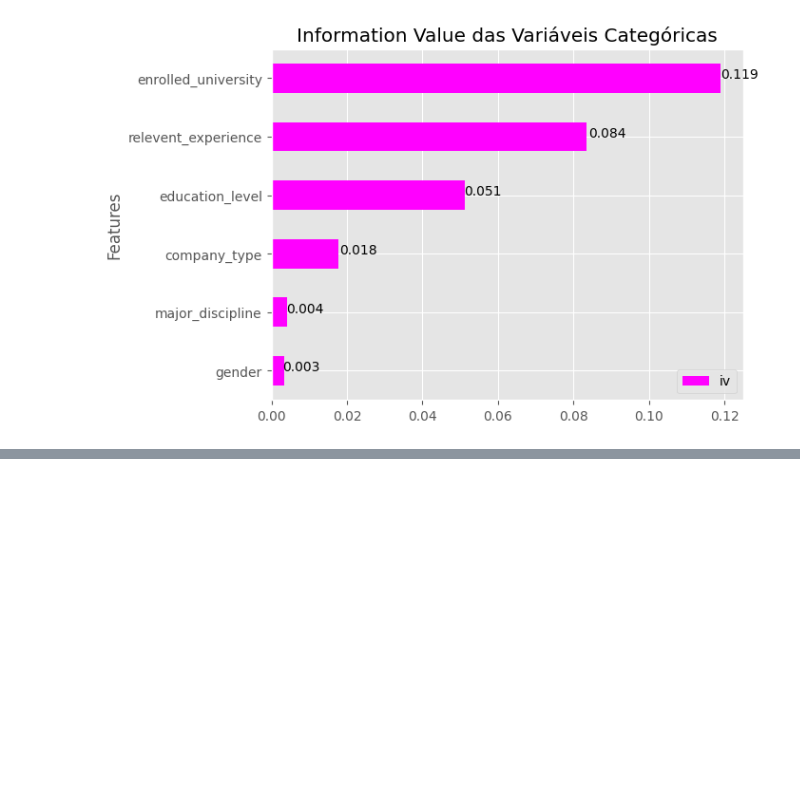
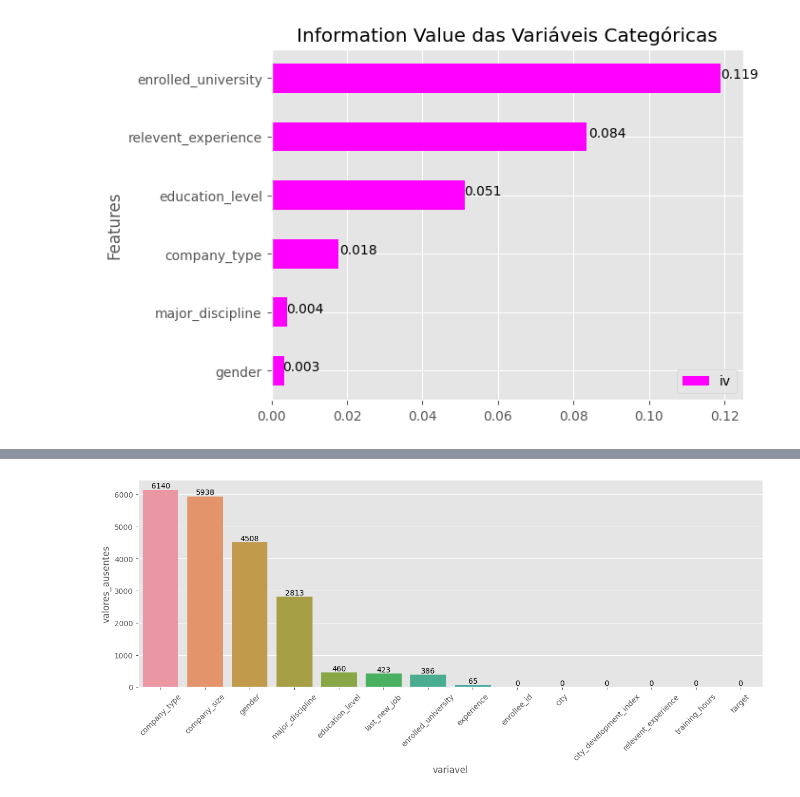
Before and after one commit to Blf100/Analise-de-Dados-RH, a Jupyter notebook: Análise_de_Dados_RH.ipynb, the cells around one changed output, grey strips where cells are left out. Cells and saved outputs as stored; diff of their text form; code cells hidden in the pictures; blank space fills up the shorter version.

Commit message:
Verificando valores faltantes e duplicados

```diff
--- a/Análise_de_Dados_RH.ipynb
+++ b/Análise_de_Dados_RH.ipynb
@@ -372,0 +339,3 @@ plt.show()
+# %%
+df_null = df.isna().sum().sort_values(ascending=False).reset_index()
+df.null = df_null.columns = ['variavel', 'valores_ausentes']
@@ -372,0 +360,11 @@ plt.show()
+# %%
+plt.figure(figsize=(15,5))
+sns.barplot(data=df_null, x='variavel', y='valores_ausentes')
+plt.xticks(rotation=45)
+for index, value in enumerate(df_null['valores_ausentes']):
+    plt.text(index, value, str(value), ha='center', va='bottom')
+
+plt.tight_layout()
+plt.show()
+# %% [output]
+[figure, added]
```
Also changed, not shown: parts of 10 cells of this notebook.
